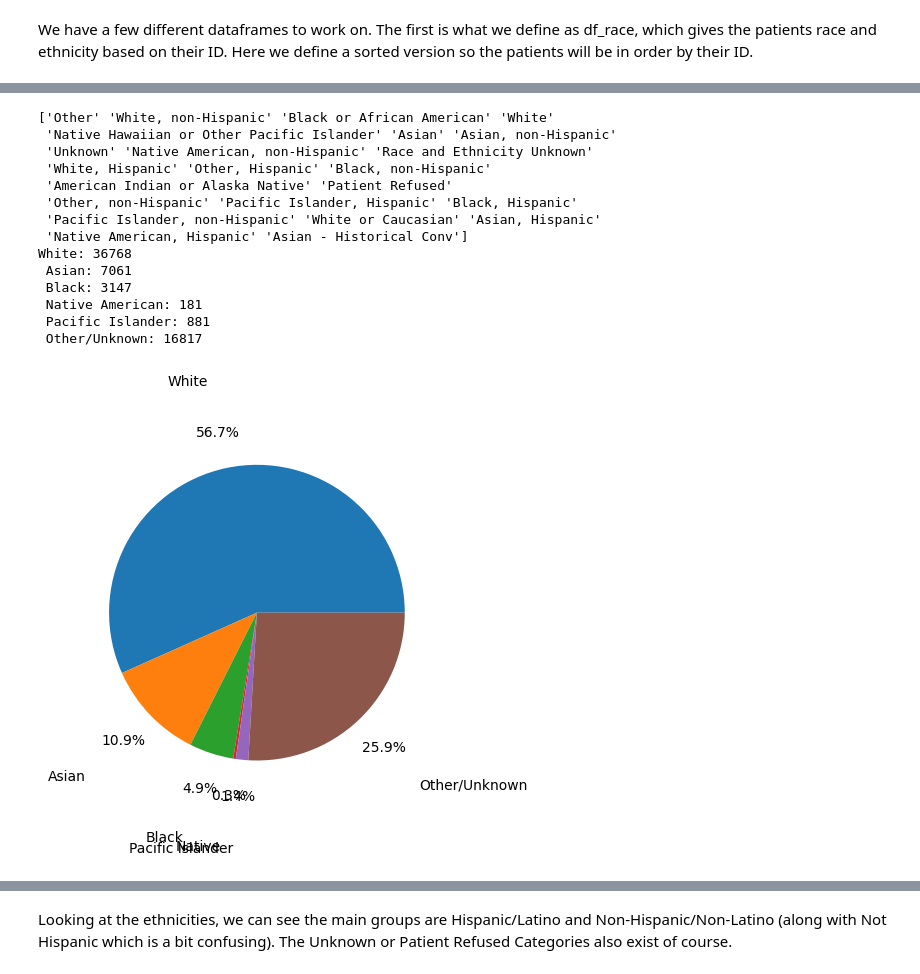
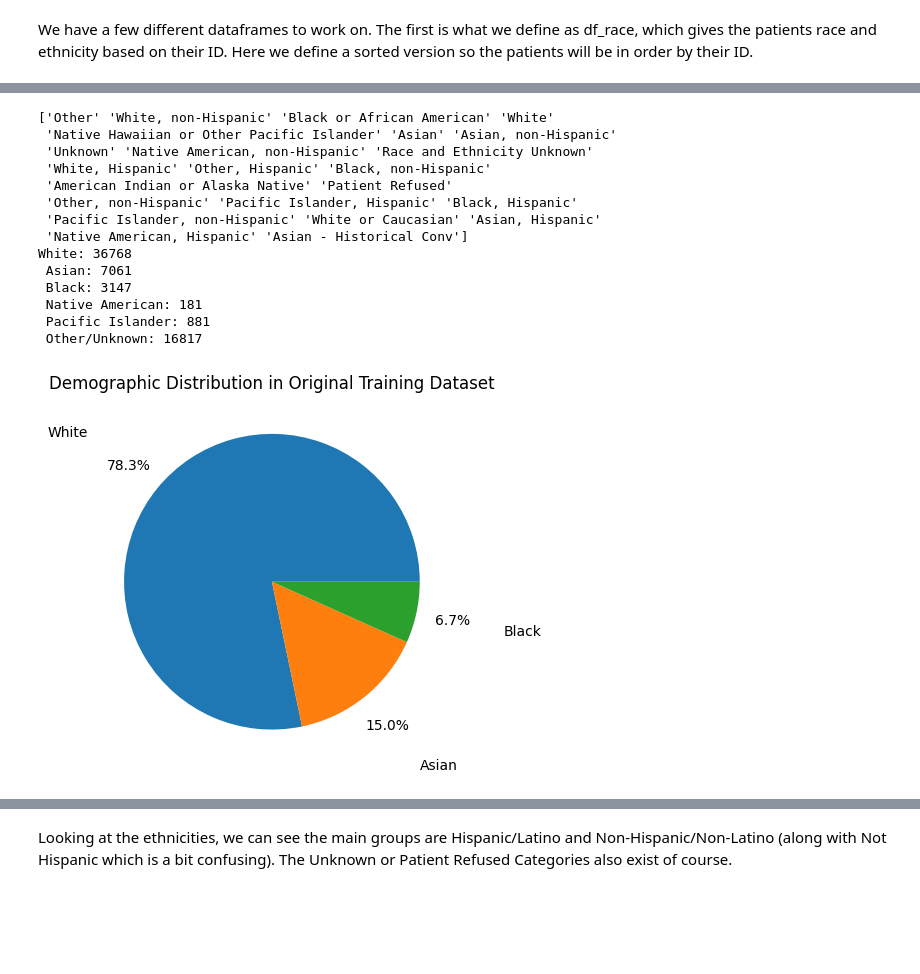
Before and after one commit to kennyerss/csci451-project, a Jupyter notebook: code/CS451.ipynb, the cells around one changed output, grey strips where cells are left out. Cells and saved outputs as stored; diff of their text form; code cells hidden in the pictures; blank space fills up the shorter version.

```diff
--- a/code/CS451.ipynb
+++ b/code/CS451.ipynb
@@ -87,34 +117,35 @@ print(df_race_sorted['PRIMARY_RACE'].unique())
 white_no = (df_race_sorted['PRIMARY_RACE'].str.contains('White')).sum()
 black_no = (df_race_sorted['PRIMARY_RACE'].str.contains('Black')).sum()
 asian_no = (df_race_sorted['PRIMARY_RACE'].str.contains('Asian')).sum()
 native_no = (df_race_sorted['PRIMARY_RACE'].str.contains('Native American')).sum()
 native_no += (df_race_sorted['PRIMARY_RACE'].str.contains('Indian')).sum()
 islander_no = (df_race_sorted['PRIMARY_RACE'].str.contains('Pacific')).sum()
 rest_no = len(df_race_sorted) - white_no - black_no - asian_no - native_no - islander_no
 
 print('White: ' + str(white_no) + '\n Asian: ' + str(asian_no) + '\n Black: ' + str(black_no) + '\n Native American: ' + str(native_no) + '\n Pacific Islander: '
 + str(islander_no) + '\n Other/Unknown: ' + str(rest_no))
 
-labels = ['White', 'Asian', 'Black', 'Native', 'Pacific Islander', 'Other/Unknown']
-sizes = [white_no, asian_no, black_no, native_no, islander_no, rest_no]
+labels = ['White', 'Asian', 'Black']
+sizes = [white_no, asian_no, black_no]
 
 plt.pie(sizes, labels = labels, autopct='%1.1f%%',
        pctdistance=1.25, labeldistance=1.6)
+plt.title('Demographic Distribution in Original Training Dataset')
 plt.show()
 # %% [output]
 ['Other' 'White, non-Hispanic' 'Black or African American' 'White'
  'Native Hawaiian or Other Pacific Islander' 'Asian' 'Asian, non-Hispanic'
  'Unknown' 'Native American, non-Hispanic' 'Race and Ethnicity Unknown'
  'White, Hispanic' 'Other, Hispanic' 'Black, non-Hispanic'
  'American Indian or Alaska Native' 'Patient Refused'
  'Other, non-Hispanic' 'Pacific Islander, Hispanic' 'Black, Hispanic'
  'Pacific Islander, non-Hispanic' 'White or Caucasian' 'Asian, Hispanic'
  'Native American, Hispanic' 'Asian - Historical Conv']
 White: 36768
  Asian: 7061
  Black: 3147
  Native American: 181
  Pacific Islander: 881
  Other/Unknown: 16817
-[figure, old version]
+[figure, new version]
 # %%
```
Also changed, not shown: parts of 74 cells of this notebook.
